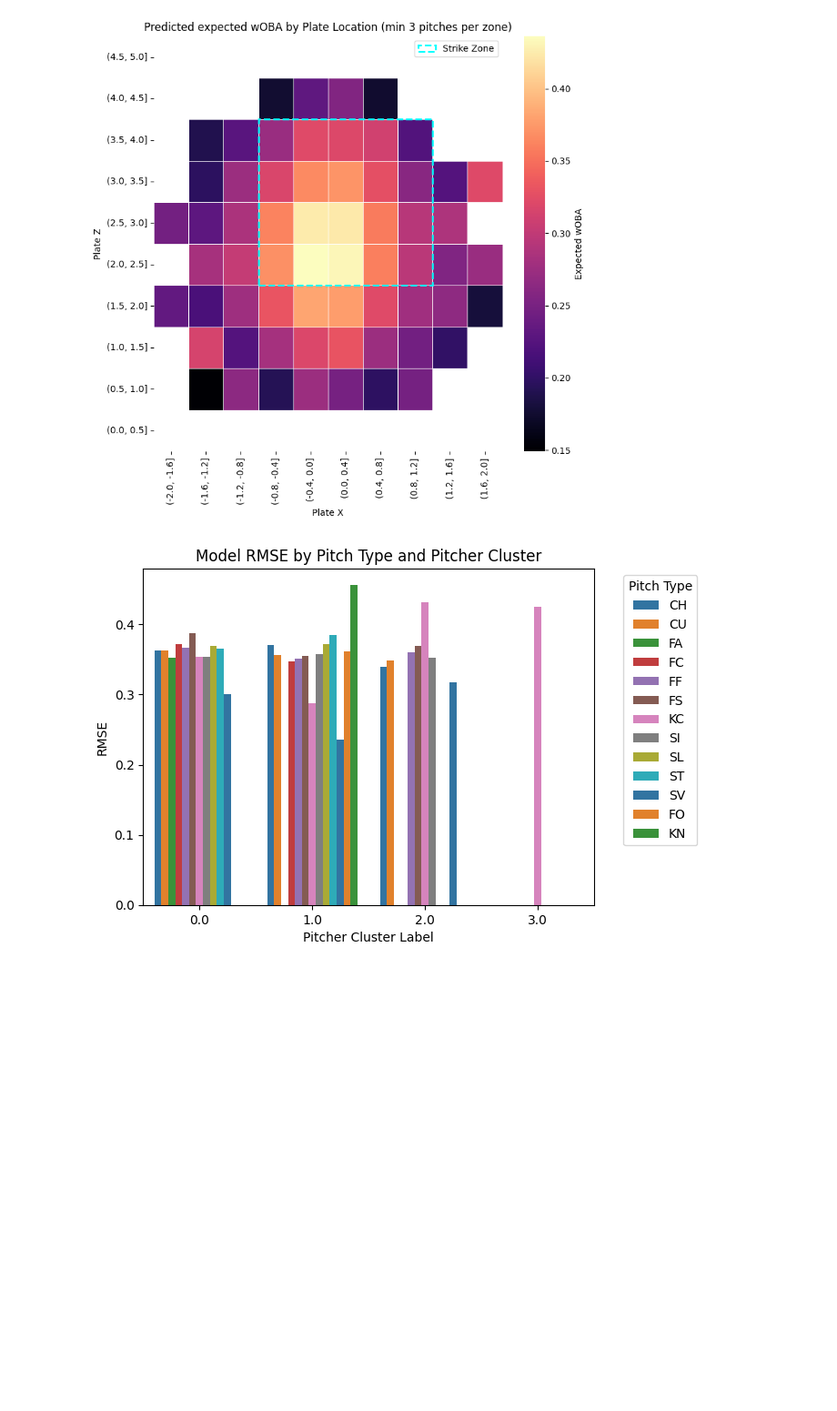
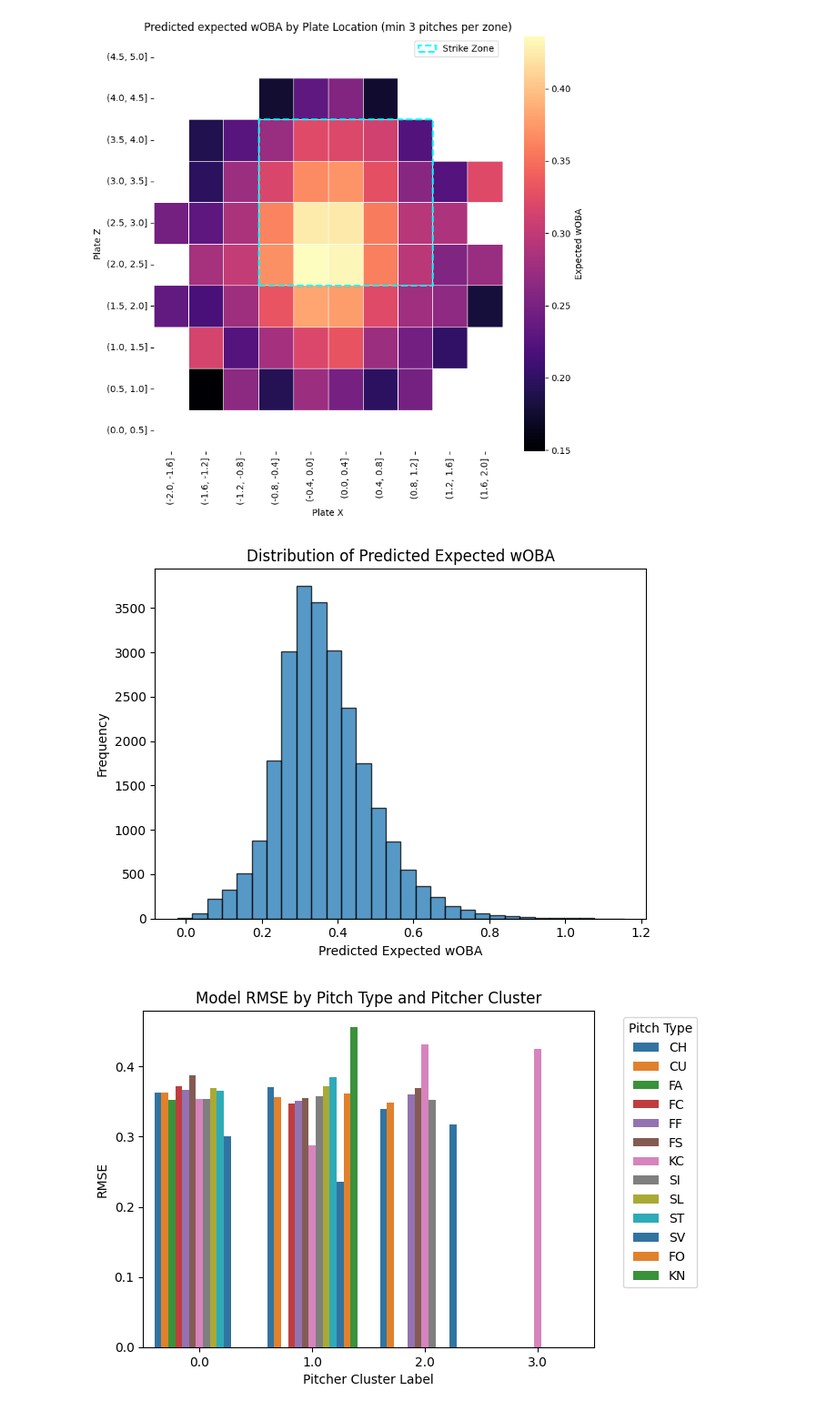
Before and after one commit to zybecker/DS-5500, a Jupyter notebook: XGBoost/Updated XGBoost.ipynb, the cells around one changed output. Shown at 91% size. Saved outputs shown, nothing was run; the diff lists cells and outputs as text; code cells hidden in the pictures; blank space fills up the shorter version.

```diff
--- a/XGBoost/Updated XGBoost.ipynb
+++ b/XGBoost/Updated XGBoost.ipynb
@@ -343,6 +369,15 @@ plt.tight_layout()
 plt.show()
 # %% [output]
 [figure]
+# %%
+plt.hist(y_pred, bins=30, alpha=0.75, edgecolor="black")
+plt.title("Distribution of Predicted Expected wOBA")
+plt.xlabel("Predicted Expected wOBA")
+plt.ylabel("Frequency")
+plt.tight_layout()
+plt.show()
+# %% [output]
+[figure, added]
 # %%
 #see performance across clusters for each pitch type
 
```
Also changed, not shown: parts of 6 cells of this notebook.
